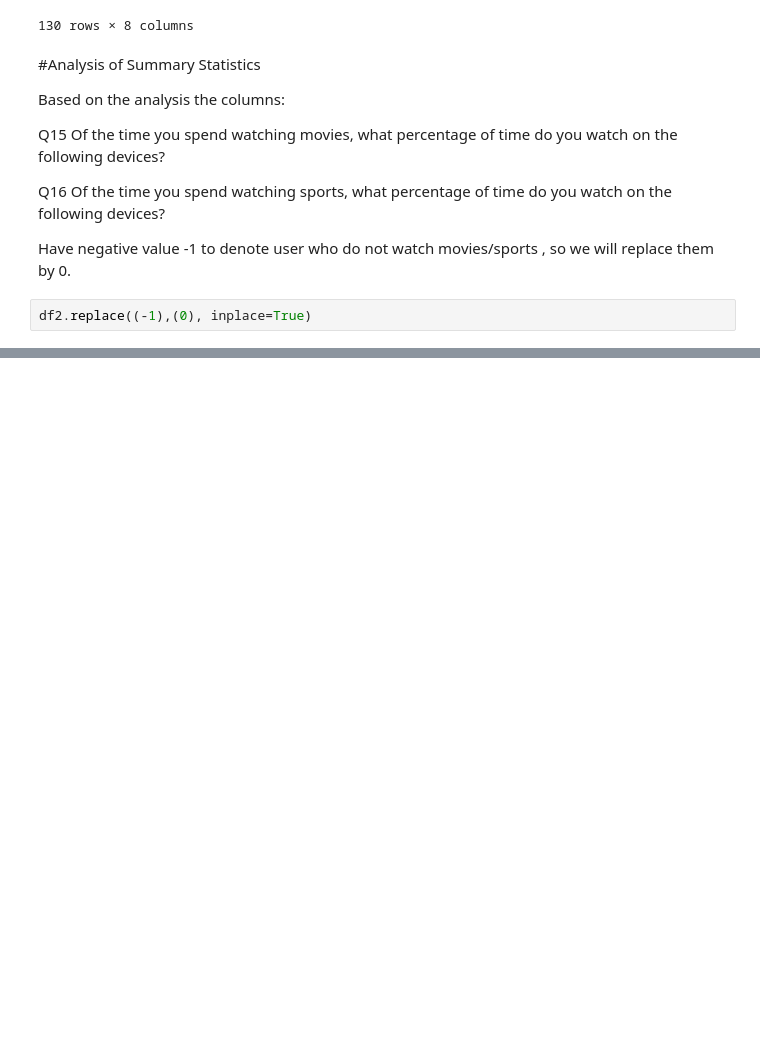
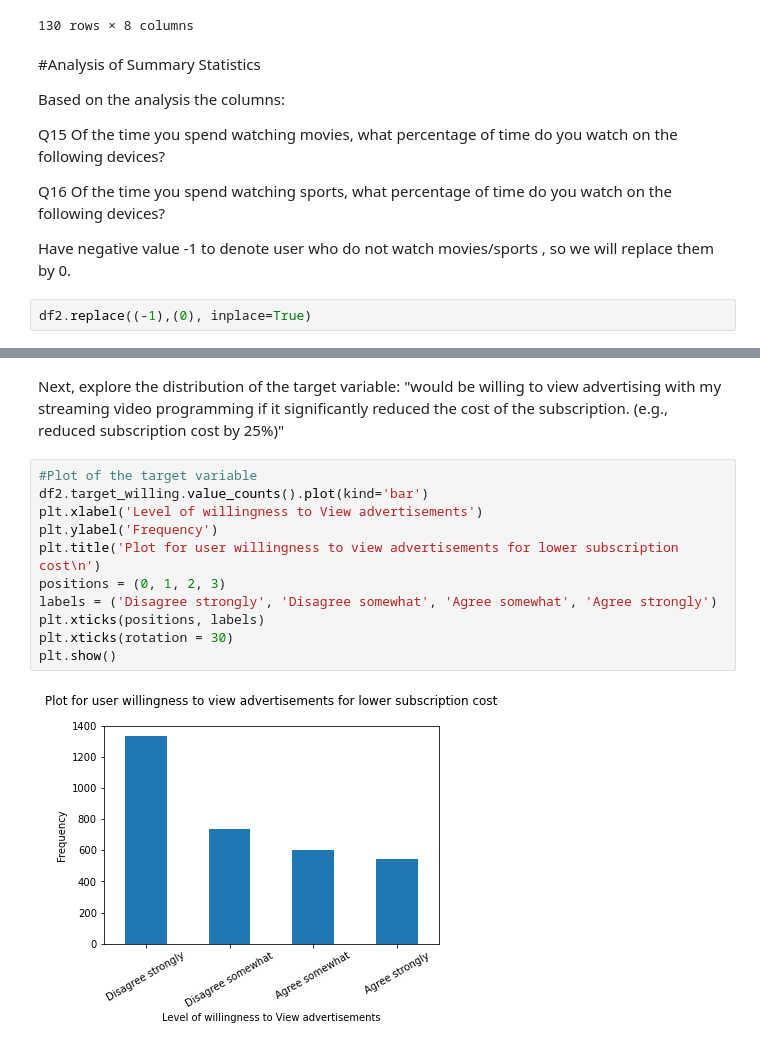
Before and after one commit to aud-z/DeloitteDigitalDemocracy, a Jupyter notebook: DSPM_v1.ipynb, the cells around one changed output, grey strips where cells are left out. Saved outputs shown, nothing was run; the diff lists cells and outputs as text; blank space fills up the shorter version.

```diff
--- a/DSPM_v1.ipynb
+++ b/DSPM_v1.ipynb
@@ -483,0 +440,15 @@ sns.heatmap(df2_doubleInternet.corr(), annot=True, mask=matrix,fmt='.1g',vmin=-1
+# %% [markdown]
+Next, explore the distribution of the target variable: "would be willing to view advertising with my streaming video programming if it significantly reduced the cost of the subscription. (e.g., reduced subscription cost by 25%)"
+# %%
+#Plot of the target variable
+df2.target_willing.value_counts().plot(kind='bar')
+plt.xlabel('Level of willingness to View advertisements')
+plt.ylabel('Frequency')
+plt.title('Plot for user willingness to view advertisements for lower subscription cost\n')
+positions = (0, 1, 2, 3)
+labels = ('Disagree strongly', 'Disagree somewhat', 'Agree somewhat', 'Agree strongly')
+plt.xticks(positions, labels)
+plt.xticks(rotation = 30)
+plt.show()
+# %% [output]
+[figure, added]
```
Also changed, not shown: parts of 43 cells of this notebook.
